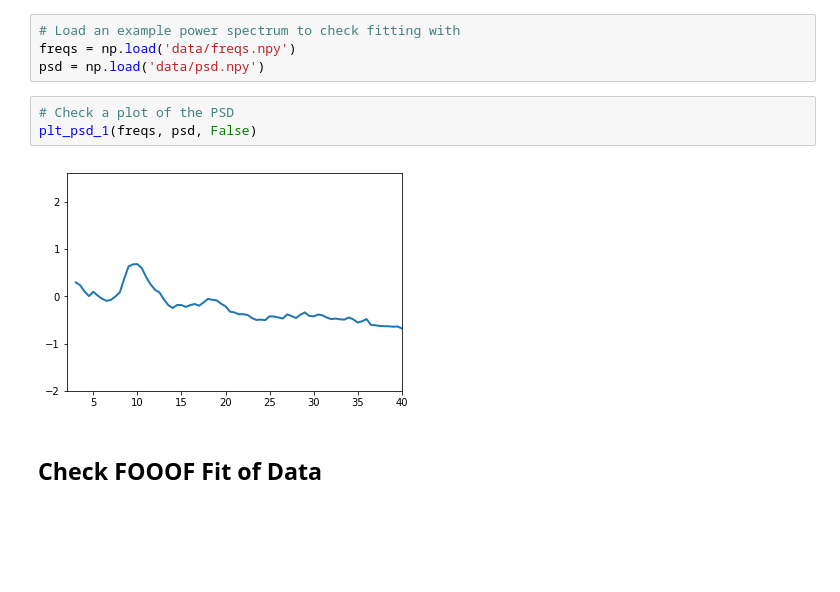
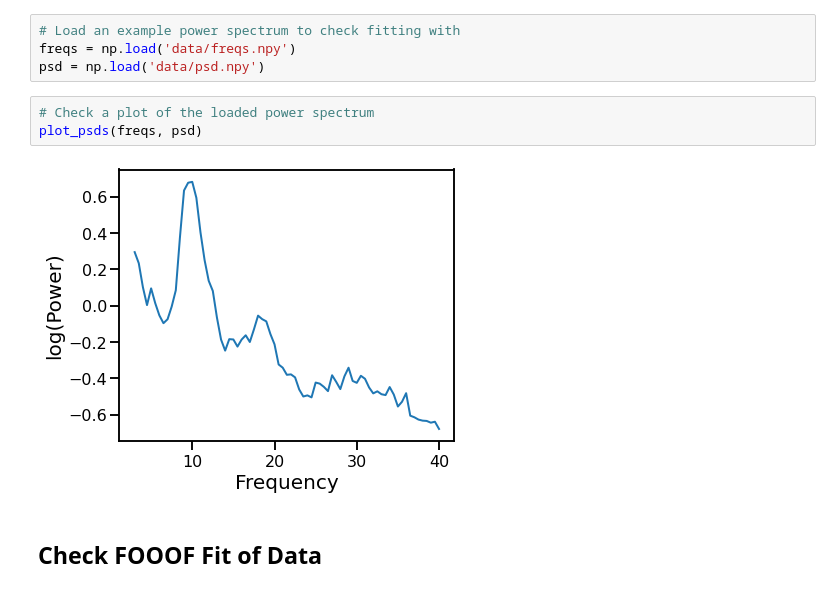
Before and after one commit to AperiodicMethods/AperiodicMethods, a Jupyter notebook: notebooks/01-SpectralFitting.ipynb, the cells around one changed output. Drawn from its saved outputs; the diff is of its cells as text; blank space fills up the shorter version.

```diff
--- a/notebooks/01-SpectralFitting.ipynb
+++ b/notebooks/01-SpectralFitting.ipynb
@@ -31,10 +33,10 @@ Load an example PSD, from eyes closed, resting state EEG data, extracted to the
 freqs = np.load('data/freqs.npy')
 psd = np.load('data/psd.npy')
 # %%
-# Check a plot of the PSD
-plt_psd_1(freqs, psd, False)
+# Check a plot of the loaded power spectrum
+plot_psds(freqs, psd)
 # %% [output]
-[figure, old version]
+[figure, new version]
 # %% [markdown]
 ## Check FOOOF Fit of Data
 # %%
```
Also changed, not shown: parts of 48 cells of this notebook, 11 other files.
